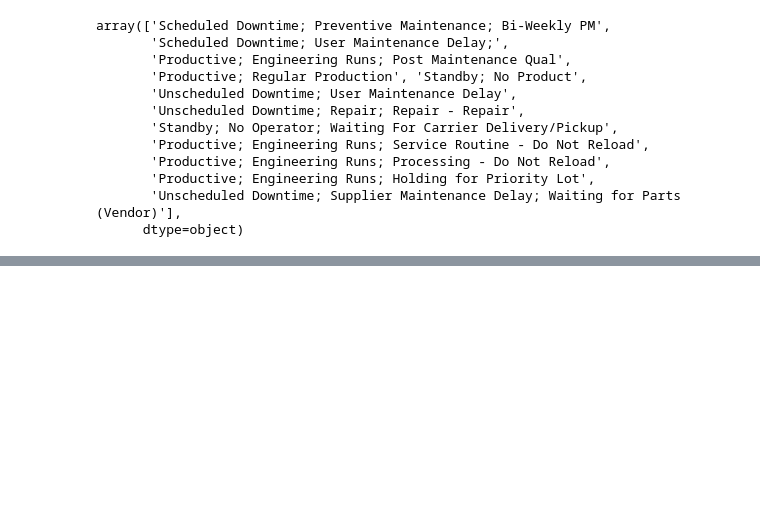
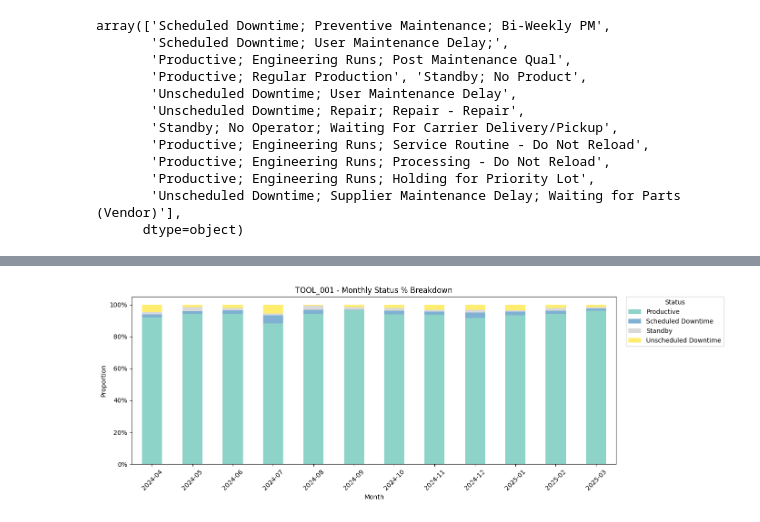
Before and after one commit to jessicaleave/tool-log-analysis, a Jupyter notebook: notebook/exploratory_analysis.ipynb, the cells around one changed output, grey strips where cells are left out. Drawn from its saved outputs; the diff is of its cells as text; code cells hidden in the pictures; blank space fills up the shorter version.

```diff
--- a/notebook/exploratory_analysis.ipynb
+++ b/notebook/exploratory_analysis.ipynb
@@ -75,0 +196,28 @@ dtype: int64
+# %%
+pivot_ratio.plot(
+    kind="bar",
+    stacked=True,
+    figsize=(14, 5),
+    colormap="Set3",
+    title="TOOL_001 - Monthly Status % Breakdown"
+)
+
+plt.ylabel("Proportion")
+plt.xlabel("Month")
+plt.xticks(rotation=45)
+
+# y axis->percentage
+plt.gca().yaxis.set_major_formatter(PercentFormatter(1.0))
+
+# adjust legend placement
+plt.legend(
+    title="Status",
+    bbox_to_anchor=(1.02, 1),
+    loc="upper left",
+    borderaxespad=0.
+)
+
+plt.tight_layout()
+plt.show()
+# %% [output]
+[figure, added]
```
Also changed, not shown: parts of 27 cells of this notebook.
